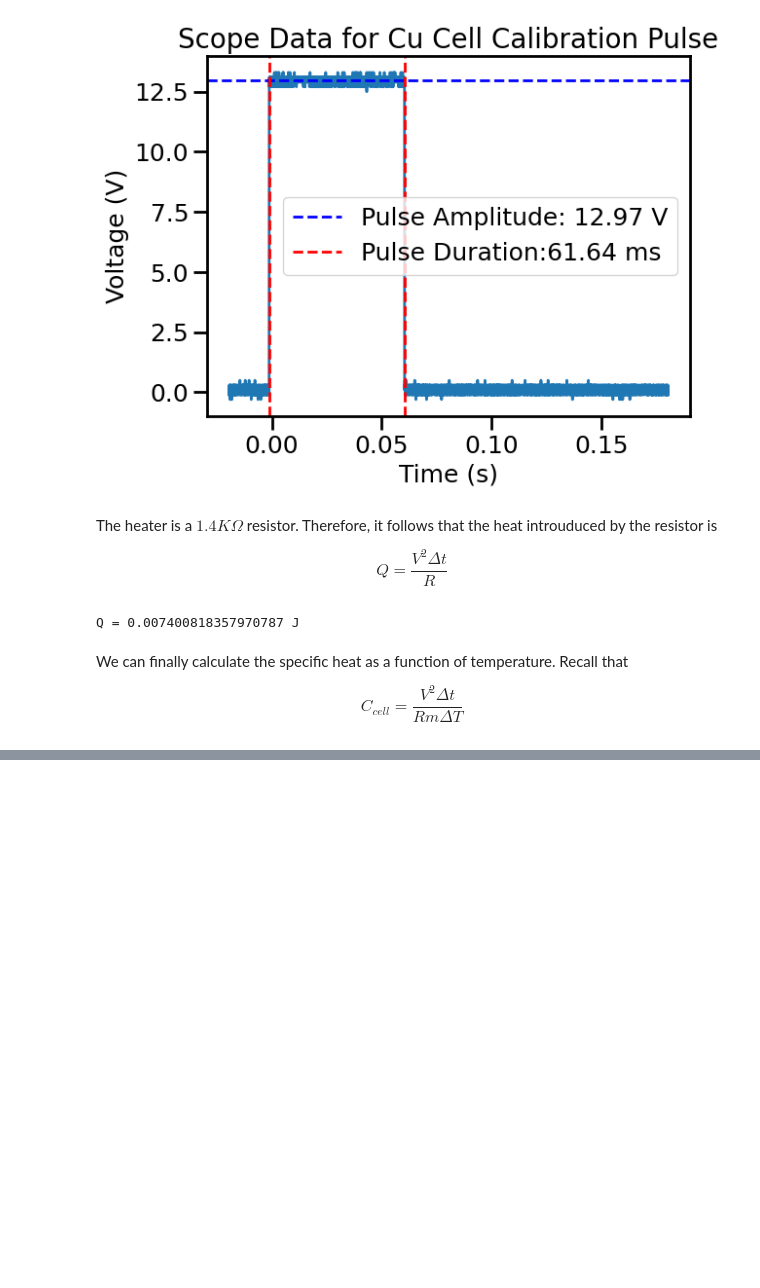
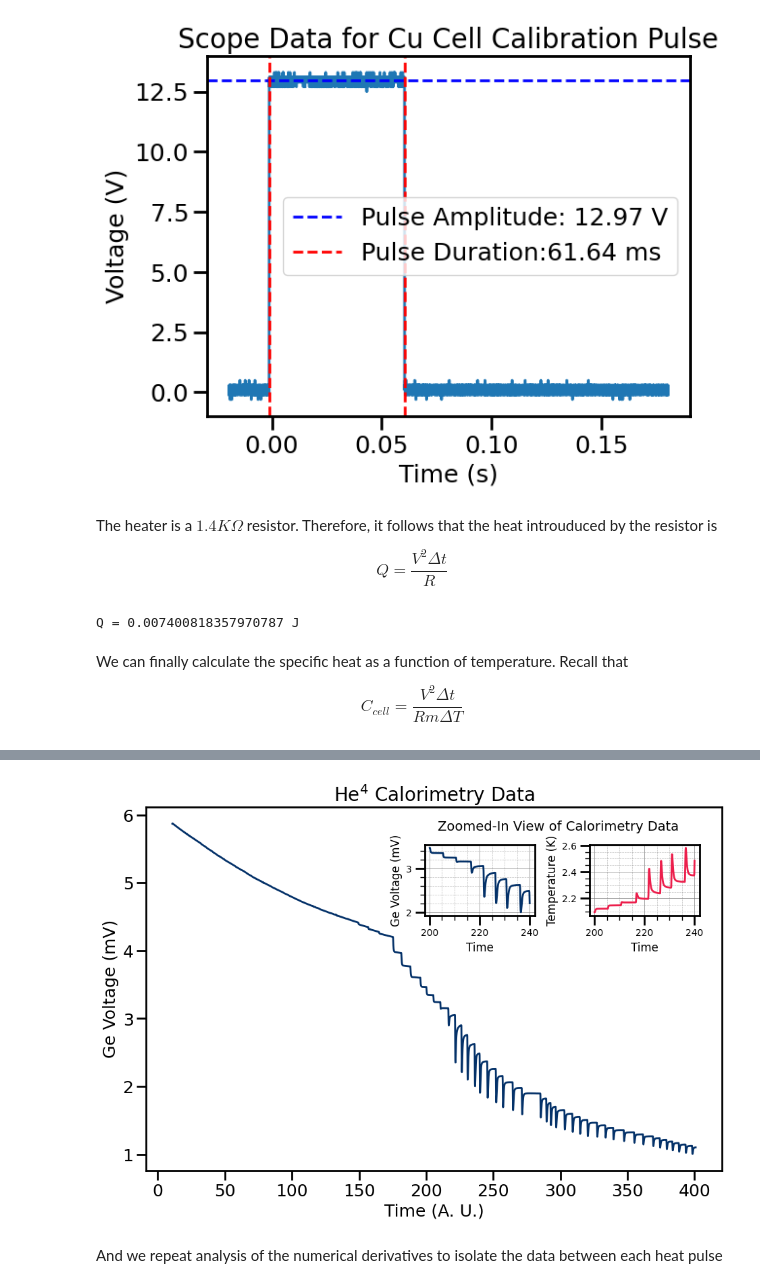
Before and after one commit to jorgegponce/superfluidhelium, a Jupyter notebook: Code/heatCapacity.ipynb, the cells around one changed output, grey strips where cells are left out. Saved outputs shown, nothing was run; the diff lists cells and outputs as text; code cells hidden in the pictures; blank space fills up the shorter version.

```diff
--- a/Code/heatCapacity.ipynb
+++ b/Code/heatCapacity.ipynb
@@ -757,0 +820,5 @@ plt.show()
+# %%
+# First, we load the experimental data
+helium_data = np.loadtxt('../Data/HeatCapacity/helium heat capacity/runs/helium_run1')
+
+helium_data
@@ -757,0 +833,75 @@ plt.show()
+# %%
+he_1_ge_voltages = helium_data[:,0]*10 # we multiply by 10 to convert to mV
+he_1_times = helium_data[:,1]
+# %%
+x_min = 200
+x_max = 240
+mask = (he_1_times >= x_min) & (he_1_times <= x_max)
+
+color_blue = '#053269'
+color_red = '#EC1F4C' #'#FF9B71'
+# 1) Create a larger figure and the main axis
+fig, ax_main = plt.subplots(figsize=(11, 7),)  # Increase figure size
+ax_main.plot(he_1_times, he_1_ge_voltages, color=color_blue, label='Ge Voltage')
+ax_main.set_xlabel("Time (A. U.)",)
+ax_main.set_ylabel("Ge Voltage (mV)")
+ax_main.tick_params(axis='y',)
+ax_main.tick_params(axis='x',)
+ax_main.set_title(r"He$^4$ Calorimetry Data",)
+
+# ax_main.grid(which='major', linestyle='-', linewidth=0.7, color='gray', alpha=0.7)
+
+# gs_inset = fig.add_gridspec(
+#     nrows=1, ncols=2,      # 1 row, 2 columns (side-by-side)
+#     left=0.35, bottom=0.55, # position the inset
+#     right=0.87, top=0.8,  # size of the inset region
+#     wspace=0.4             # horizontal spacing between the two inset plots
+# )
+
+# 2) Create a small GridSpec region for the inset mosaic in the top-right
+#    Adjust these values to reposition or resize the inset
+gs_inset = fig.add_gridspec(
+    nrows=1, ncols=2,      # 1 row, 2 columns (side-by-side)
+    left=0.5, bottom=0.65, # position the inset
+    right=0.87, top=0.8,  # size of the inset region
+    wspace=0.5             # horizontal spacing between the two inset plots
+)
+
+# 3) Define two subplots within the inset
+ax_inset_left = fig.add_subplot(gs_inset[0, 0])
+ax_inset_right = fig.add_subplot(gs_inset[0, 1])
+
+# 4) Left inset: masked data
+ax_inset_left.plot(he_1_times[mask], he_1_ge_voltages[mask], color=color_blue)
+# ax_inset_left.set_title("Ge Voltage", fontsize=12)
+ax_inset_left.set_xlabel("Time", fontsize=12)
+ax_inset_left.set_ylabel("Ge Voltage (mV)", fontsize=12)
+ax_inset_left.tick_params(axis='both', labelsize=10)
+
+# Enable minor ticks and add gridlines for both major and minor ticks on the left inset
+ax_inset_left.minorticks_on()
+ax_inset_left.grid(which='major', linestyle='-', linewidth=0.7, color='gray', alpha=0.7)
+ax_inset_left.grid(which='minor', linestyle='--', linewidth=0.5, color='gray', alpha=0.5)
+
+
+# 5) Right inset: transformed (masked) data
+ax_inset_right.plot(he_1_times[mask], germanium_T_of_V(he_1_ge_voltages[mask]), color=color_red)
+# ax_inset_right.set_title("Temperature", fontsize=12)
+ax_inset_right.set_xlabel("Time", fontsize=12)
+ax_inset_right.set_ylabel("Temperature (K)", fontsize=12)
+ax_inset_right.tick_params(axis='both', labelsize=10)
+
+# Enable minor ticks and add gridlines for both major and minor ticks on the right inset
+ax_inset_right.minorticks_on()
+ax_inset_right.grid(which='major', linestyle='-', linewidth=0.7, color='gray', alpha=0.7)
+ax_inset_right.grid(which='minor', linestyle='--', linewidth=0.5, color='gray', alpha=0.5)
+
+fig.text(0.68, 0.83, "Zoomed-In View of Calorimetry Data", ha="center", fontsize=14)
+
+
+plt.savefig('../Figures/HeatCapacity/helium_raw_data_1.png', dpi=300)
+plt.show()
+# %% [output]
+[figure, added]
+# %% [markdown]
+And we repeat analysis of the numerical derivatives to isolate the data between each heat pulse
```
Also changed, not shown: parts of 24 cells of this notebook, 8 other files.
